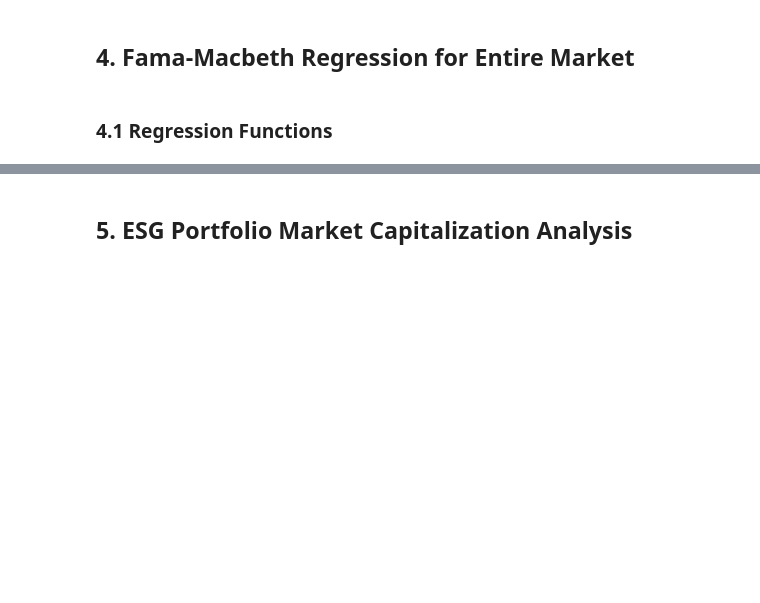
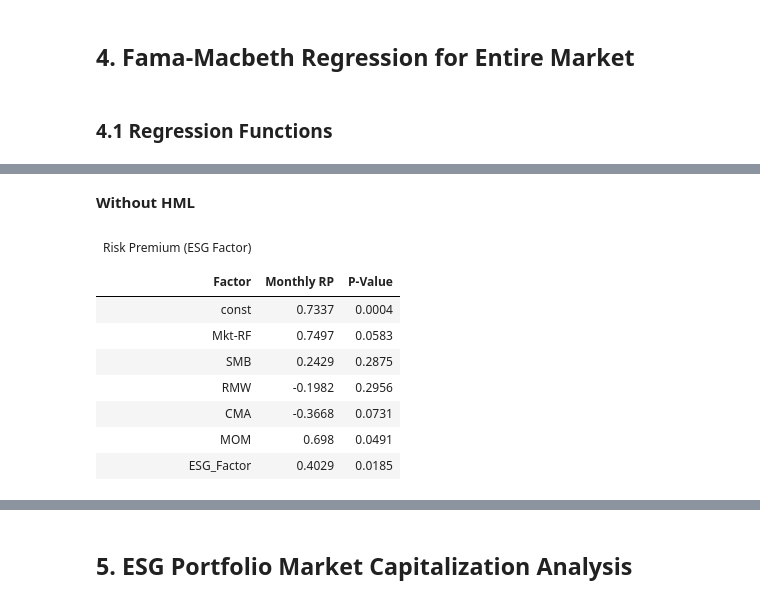
Before and after one commit to lkrsl/multi_factor_modelling_esg_factor_development, a Jupyter notebook: Part2_Factor_Analysis.ipynb, the cells around one changed output, grey strips where cells are left out. Cells and saved outputs as stored; diff of their text form; code cells hidden in the pictures; blank space fills up the shorter version.

```diff
--- a/Part2_Factor_Analysis.ipynb
+++ b/Part2_Factor_Analysis.ipynb
@@ -590,0 +591,25 @@ monthly_risk_premium_table
+# %% [markdown]
+**Without HML**
+# %%
+#Run Regressions
+models_betas_2 = runFirstStageRegression(regression_data, ["HML"])
+risk_premium_estimations_2 = runSecondStageRegressionMonthly(models_betas_2, regression_data, ["HML"])
+result_2 = obtainAverageRiskPremiaAndPValues(risk_premium_estimations_2)
+
+#Create Table
+cleaned_up_results_2 = cleanUpRegressionResults(result_2)
+monthly_risk_premium_table_2 = getNiceTable(cleaned_up_results_2, "Risk Premium (ESG Factor)", "")
+
+#Print Table
+monthly_risk_premium_table_2
+# %% [output]
+| Risk Premium (ESG Factor) |  |  |
+|  |  |  |
+| Factor | Monthly RP | P-Value |
+| const | 0.7337 | 0.0004 |
+| Mkt-RF | 0.7497 | 0.0583 |
+| SMB | 0.2429 | 0.2875 |
+| RMW | -0.1982 | 0.2956 |
+| CMA | -0.3668 | 0.0731 |
+| MOM | 0.698 | 0.0491 |
+| ESG_Factor | 0.4029 | 0.0185 |
```
Also changed, not shown: parts of 44 cells of this notebook.
